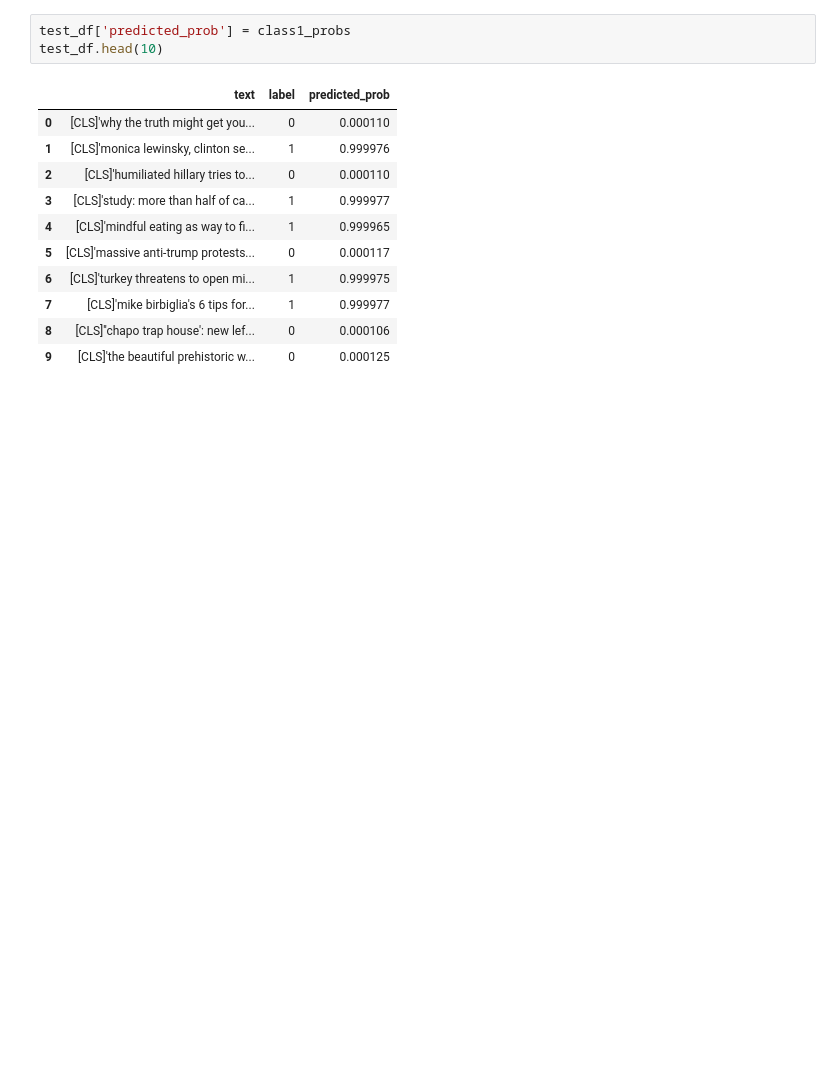
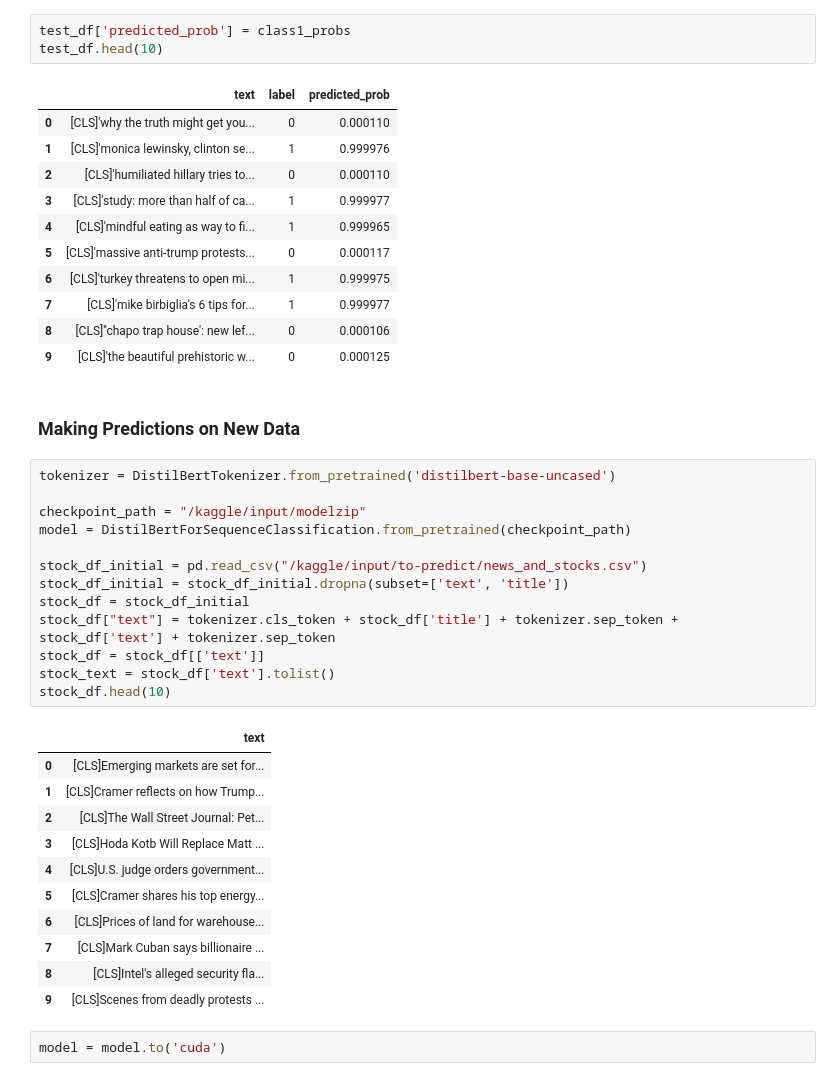
Before and after one commit to OWurst/PittCoin, a Jupyter notebook: CredibilityModeling/bert_cred_model_training.ipynb, the cells around one changed output. Saved outputs shown, nothing was run; the diff lists cells and outputs as text; blank space fills up the shorter version.

```diff
--- a/CredibilityModeling/bert_cred_model_training.ipynb
+++ b/CredibilityModeling/bert_cred_model_training.ipynb
@@ -331,3 +325,32 @@ test_df.head(10)
 | 7 | [CLS]'mike birbiglia's 6 tips for... | 1 | 0.999977 |
 | 8 | [CLS]''chapo trap house': new lef... | 0 | 0.000106 |
 | 9 | [CLS]'the beautiful prehistoric w... | 0 | 0.000125 |
+# %% [markdown]
+### Making Predictions on New Data
+# %%
+tokenizer = DistilBertTokenizer.from_pretrained('distilbert-base-uncased')
+
+checkpoint_path = "/kaggle/input/modelzip"
+model = DistilBertForSequenceClassification.from_pretrained(checkpoint_path)
+
+stock_df_initial = pd.read_csv("/kaggle/input/to-predict/news_and_stocks.csv")
+stock_df_initial = stock_df_initial.dropna(subset=['text', 'title'])
+stock_df = stock_df_initial
+stock_df["text"] = tokenizer.cls_token + stock_df['title'] + tokenizer.sep_token + stock_df['text'] + tokenizer.sep_token
+stock_df = stock_df[['text']]
+stock_text = stock_df['text'].tolist()
+stock_df.head(10)
+# %% [output]
+|  | text |
+| 0 | [CLS]Emerging markets are set for... |
+| 1 | [CLS]Cramer reflects on how Trump... |
+| 2 | [CLS]The Wall Street Journal: Pet... |
+| 3 | [CLS]Hoda Kotb Will Replace Matt ... |
+| 4 | [CLS]U.S. judge orders government... |
+| 5 | [CLS]Cramer shares his top energy... |
+| 6 | [CLS]Prices of land for warehouse... |
+| 7 | [CLS]Mark Cuban says billionaire ... |
+| 8 | [CLS]Intel's alleged security fla... |
+| 9 | [CLS]Scenes from deadly protests ... |
+# %%
+model = model.to('cuda')
```
Also changed, not shown: parts of 8 cells of this notebook.
